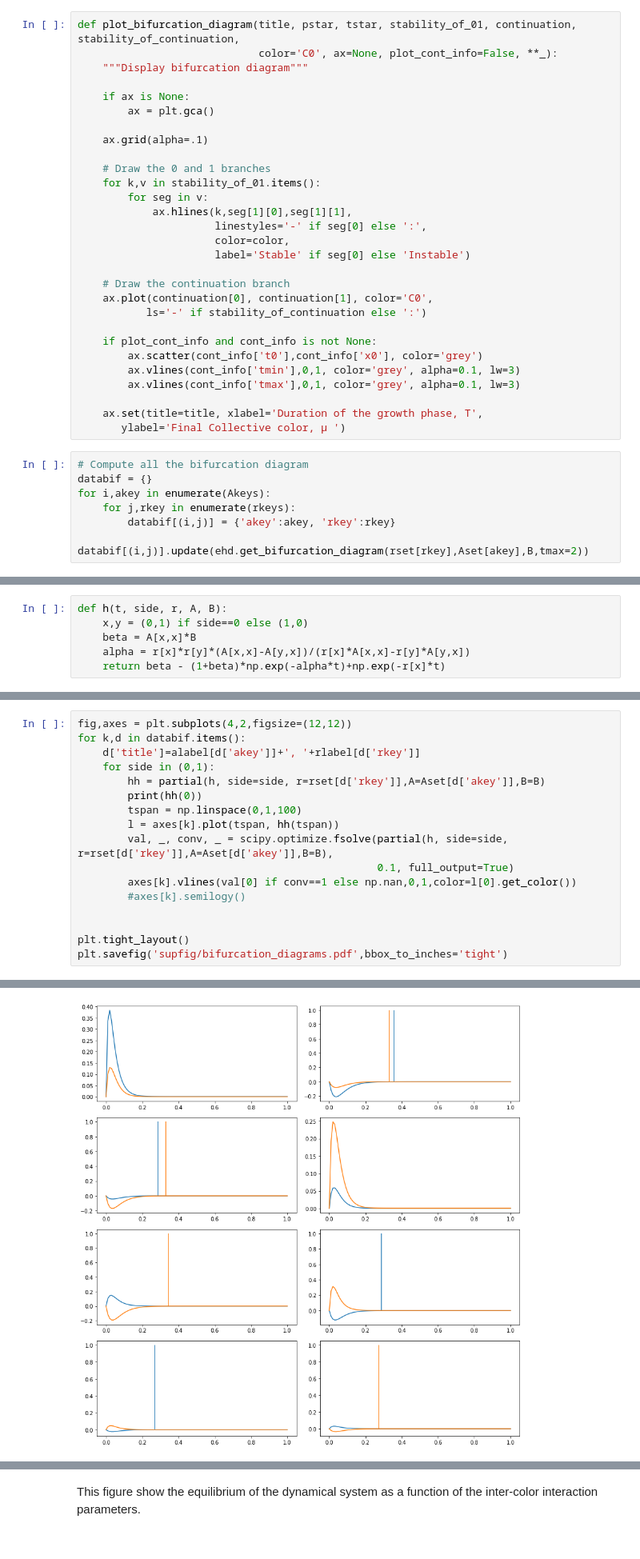
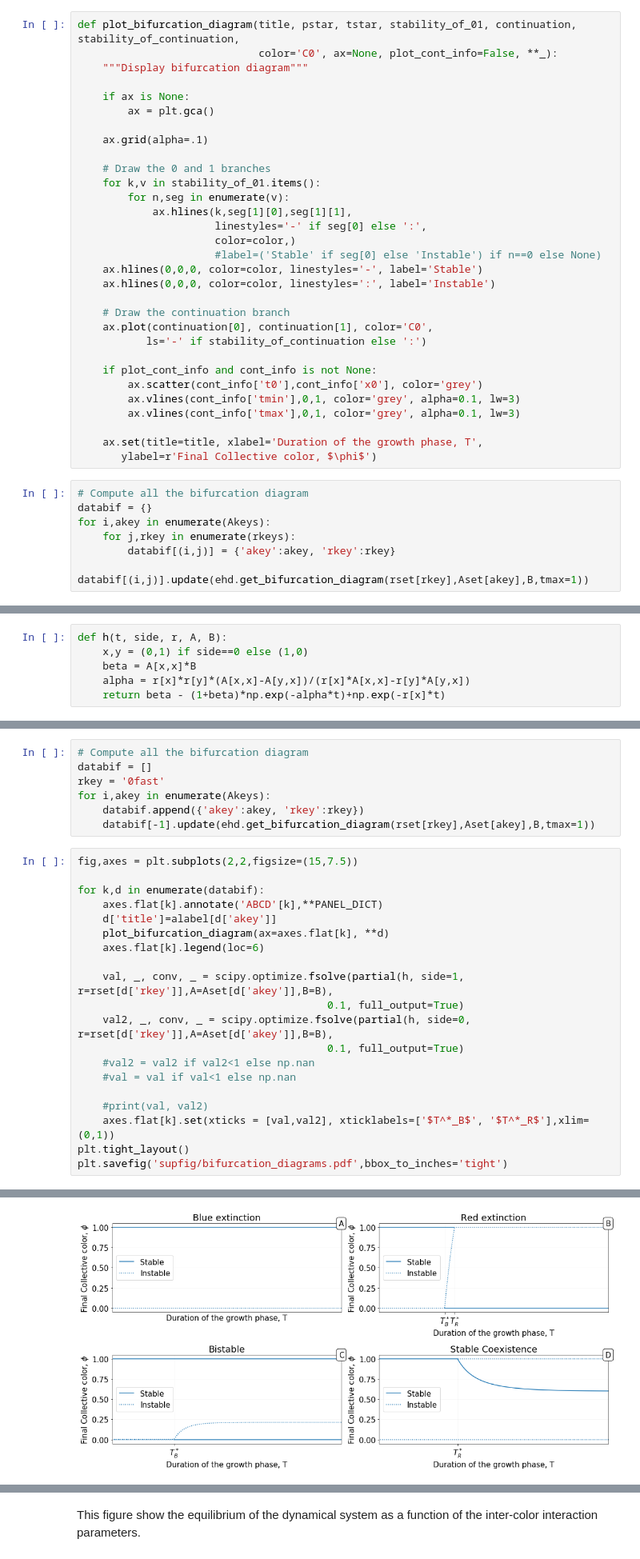
Before and after one commit to elifesciences-publications/estaudel, a Jupyter notebook: evolution_of_heredity/Supplementary_figures.ipynb, the cells around one changed output, grey strips where cells are left out. Shown at 80% size. Saved outputs shown, nothing was run; the diff lists cells and outputs as text.

Commit message:
Figure update

```diff
--- a/evolution_of_heredity/Supplementary_figures.ipynb
+++ b/evolution_of_heredity/Supplementary_figures.ipynb
@@ -197,11 +212,13 @@ def plot_bifurcation_diagram(title, pstar, tstar, stability_of_01, continuation,
 
     # Draw the 0 and 1 branches
     for k,v in stability_of_01.items():
-        for seg in v:
+        for n,seg in enumerate(v):
             ax.hlines(k,seg[1][0],seg[1][1],
                       linestyles='-' if seg[0] else ':',
-                      color=color,
-                      label='Stable' if seg[0] else 'Instable')
+                      color=color,)
+                      #label=('Stable' if seg[0] else 'Instable') if n==0 else None)
+    ax.hlines(0,0,0, color=color, linestyles='-', label='Stable')
+    ax.hlines(0,0,0, color=color, linestyles=':', label='Instable')
 
     # Draw the continuation branch
     ax.plot(continuation[0], continuation[1], color='C0',
@@ -213,14 +230,14 @@ def plot_bifurcation_diagram(title, pstar, tstar, stability_of_01, continuation,
         ax.vlines(cont_info['tmax'],0,1, color='grey', alpha=0.1, lw=3)
 
     ax.set(title=title, xlabel='Duration of the growth phase, T',
-       ylabel='Final Collective color, µ ')
+       ylabel=r'Final Collective color, $\phi$')
 # %%
 # Compute all the bifurcation diagram
 databif = {}
 for i,akey in enumerate(Akeys):
     for j,rkey in enumerate(rkeys):
         databif[(i,j)] = {'akey':akey, 'rkey':rkey}
-        databif[(i,j)].update(ehd.get_bifurcation_diagram(rset[rkey],Aset[akey],B,tmax=2))
+        databif[(i,j)].update(ehd.get_bifurcation_diagram(rset[rkey],Aset[akey],B,tmax=1))
 # %% [output]
   warnings.warn(msg, RuntimeWarning)
 # %%
@@ -302,18 +249,28 @@ plt.tight_layout()
+# %%
+# Compute all the bifurcation diagram
+databif = []
+rkey = '0fast'
+for i,akey in enumerate(Akeys):
+    databif.append({'akey':akey, 'rkey':rkey})
+    databif[-1].update(ehd.get_bifurcation_diagram(rset[rkey],Aset[akey],B,tmax=1))
 # %%
-fig,axes = plt.subplots(4,2,figsize=(12,12))
-for k,d in databif.items():
-    d['title']=alabel[d['akey']]+', '+rlabel[d['rkey']]
-    for side in (0,1):
-        hh = partial(h, side=side, r=rset[d['rkey']],A=Aset[d['akey']],B=B)
-        print(hh(0))
-        tspan = np.linspace(0,1,100)
-        l = axes[k].plot(tspan, hh(tspan))
-        val, _, conv, _ = scipy.optimize.fsolve(partial(h, side=side, r=rset[d['rkey']],A=Aset[d['akey']],B=B),
-                                                0.1, full_output=True)
-        axes[k].vlines(val[0] if conv==1 else np.nan,0,1,color=l[0].get_color())
-        #axes[k].semilogy()
+fig,axes = plt.subplots(2,2,figsize=(15,7.5))
 
+for k,d in enumerate(databif):
+    axes.flat[k].annotate('ABCD'[k],**PANEL_DICT)
+    d['title']=alabel[d['akey']]
+    plot_bifurcation_diagram(ax=axes.flat[k], **d)
+    axes.flat[k].legend(loc=6)
 
+    val, _, conv, _ = scipy.optimize.fsolve(partial(h, side=1, r=rset[d['rkey']],A=Aset[d['akey']],B=B),
+                                        0.1, full_output=True)
+    val2, _, conv, _ = scipy.optimize.fsolve(partial(h, side=0, r=rset[d['rkey']],A=Aset[d['akey']],B=B),
+                                        0.1, full_output=True)
+    #val2 = val2 if val2<1 else np.nan
+    #val = val if val<1 else np.nan
+
+    #print(val, val2)
+    axes.flat[k].set(xticks = [val,val2], xticklabels=['$T^*_B$', '$T^*_R$'],xlim=(0,1))
 plt.tight_layout()
 plt.savefig('supfig/bifurcation_diagrams.pdf',bbox_to_inches='tight')
 # %% [output]
@@ -336 +277 @@ plt.savefig('supfig/bifurcation_diagrams.pdf',bbox_to_inches='tight')
-[figure, old version]
+[figure, new version]
```
Also changed, not shown: parts of 17 cells of this notebook, 25 other files.
